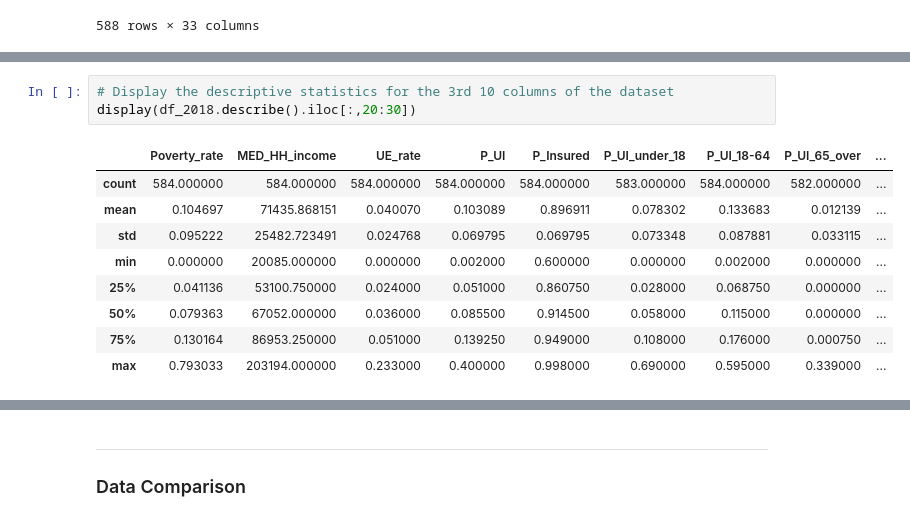
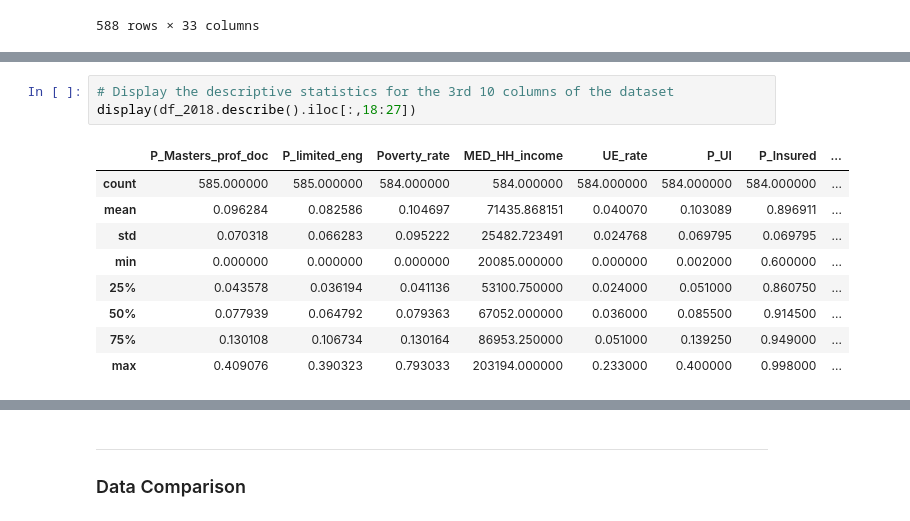
Before and after one commit to Jonathan-Himes/SDOH-GroupProject, a Jupyter notebook: Final Project-Master.ipynb, the cells around one changed output, grey strips where cells are left out. Saved outputs shown, nothing was run; the diff lists cells and outputs as text.

```diff
--- a/Final Project-Master.ipynb
+++ b/Final Project-Master.ipynb
@@ -717,13 +737,13 @@ plt.show()
 # %%
 # Display the descriptive statistics for the 3rd 10 columns of the dataset
-display(df_2018.describe().iloc[:,20:30])
+display(df_2018.describe().iloc[:,18:27])
 # %% [output]
-|  | Poverty_rate | MED_HH_income | UE_rate | P_UI | P_Insured | P_UI_under_18 | P_UI_18-64 | P_UI_65_over | ... |
-| count | 584.000000 | 584.000000 | 584.000000 | 584.000000 | 584.000000 | 583.000000 | 584.000000 | 582.000000 | ... |
-| mean | 0.104697 | 71435.868151 | 0.040070 | 0.103089 | 0.896911 | 0.078302 | 0.133683 | 0.012139 | ... |
-| std | 0.095222 | 25482.723491 | 0.024768 | 0.069795 | 0.069795 | 0.073348 | 0.087881 | 0.033115 | ... |
-| min | 0.000000 | 20085.000000 | 0.000000 | 0.002000 | 0.600000 | 0.000000 | 0.002000 | 0.000000 | ... |
-| 25% | 0.041136 | 53100.750000 | 0.024000 | 0.051000 | 0.860750 | 0.028000 | 0.068750 | 0.000000 | ... |
-| 50% | 0.079363 | 67052.000000 | 0.036000 | 0.085500 | 0.914500 | 0.058000 | 0.115000 | 0.000000 | ... |
-| 75% | 0.130164 | 86953.250000 | 0.051000 | 0.139250 | 0.949000 | 0.108000 | 0.176000 | 0.000750 | ... |
-| max | 0.793033 | 203194.000000 | 0.233000 | 0.400000 | 0.998000 | 0.690000 | 0.595000 | 0.339000 | ... |
+|  | P_Masters_prof_doc | P_limited_eng | Poverty_rate | MED_HH_income | UE_rate | P_UI | P_Insured | ... |
+| count | 585.000000 | 585.000000 | 584.000000 | 584.000000 | 584.000000 | 584.000000 | 584.000000 | ... |
+| mean | 0.096284 | 0.082586 | 0.104697 | 71435.868151 | 0.040070 | 0.103089 | 0.896911 | ... |
+| std | 0.070318 | 0.066283 | 0.095222 | 25482.723491 | 0.024768 | 0.069795 | 0.069795 | ... |
+| min | 0.000000 | 0.000000 | 0.000000 | 20085.000000 | 0.000000 | 0.002000 | 0.600000 | ... |
+| 25% | 0.043578 | 0.036194 | 0.041136 | 53100.750000 | 0.024000 | 0.051000 | 0.860750 | ... |
+| 50% | 0.077939 | 0.064792 | 0.079363 | 67052.000000 | 0.036000 | 0.085500 | 0.914500 | ... |
+| 75% | 0.130108 | 0.106734 | 0.130164 | 86953.250000 | 0.051000 | 0.139250 | 0.949000 | ... |
+| max | 0.409076 | 0.390323 | 0.793033 | 203194.000000 | 0.233000 | 0.400000 | 0.998000 | ... |
```
Also changed, not shown: parts of 37 cells of this notebook.
